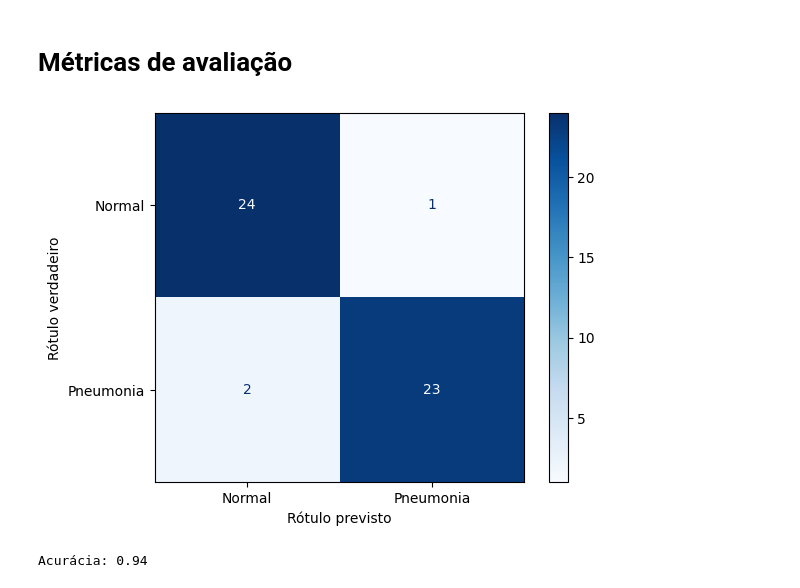
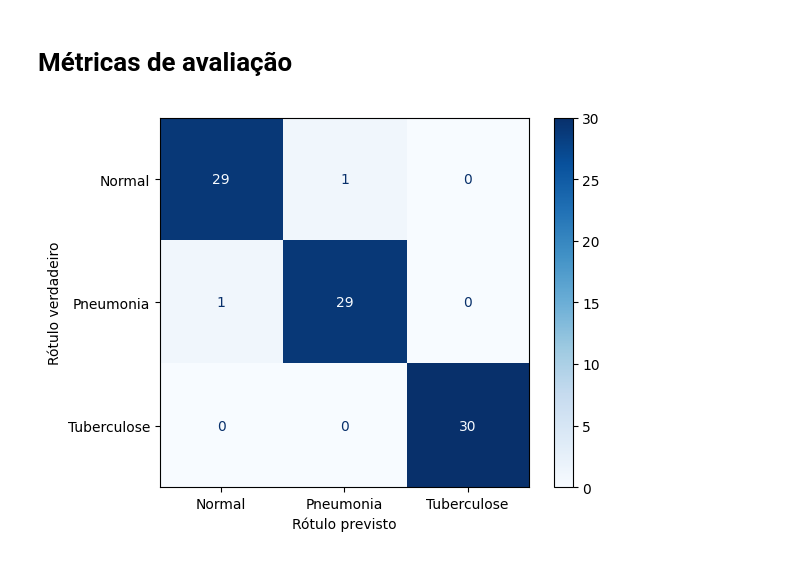
Before and after one commit to AlxDev-hub/Classificacao-KAN-DoencasPulmonares, a Jupyter notebook: teste1_cnn.ipynb, the cells around one changed output. Drawn from its saved outputs; the diff is of its cells as text; code cells hidden in the pictures.

```diff
--- a/teste1_cnn.ipynb
+++ b/teste1_cnn.ipynb
@@ -75,21 +78,25 @@ Sequential(
 )
 # %%
-num_epoch = 50
+num_epoch = 30
 learning_rate = 0.001
-train_losses = []
 # %%
 optimizer = optim.Adam(model.parameters(), lr=learning_rate)
-loss_fn = nn.BCELoss()
+loss_fn = nn.CrossEntropyLoss()
 # %%
+train_losses = []
+train_acc = []
+
 for epoch in range(num_epoch):
     model.train()
     running_train_loss = 0.0
 
     for inputs, labels in trainloader:
         inputs = inputs.to(device)
-        labels = labels.to(device).float().view(-1, 1)
+        labels = labels.to(device)
+
         optimizer.zero_grad()
         outputs = model(inputs)
+
         loss = loss_fn(outputs, labels)
         loss.backward()
         optimizer.step()
@@ -98,5 +105,9 @@ for epoch in range(num_epoch):
     train_loss = running_train_loss / len(trainloader)
     train_losses.append(train_loss)
 
-    print(f"Época {epoch + 1}/{num_epoch} - Perda no treinamento: {train_loss:.6f}")
+    _, predicted = torch.max(outputs.data, 1)
+    acc = accuracy_score(labels, predicted)
+    train_acc.append(acc)
+
+    print(f"Época {epoch + 1}/{num_epoch} - Perda no treinamento: {train_loss:.6f} - Acurácia: {acc:.2f}")
 # %% [output]
@@ -120,18 +150,16 @@ for epoch in range(num_epoch):
 # %%
 model.eval()
-correct = 0
-total = 0
 
 with torch.no_grad():
 
     for images, labels in testloader:
         images = images.to(device)
-        labels = labels.to(device).float().view(-1, 1)
+        labels = labels.to(device)
+
         outputs = model(images)
-        predicted = (outputs > 0.5).float()
-        total += labels.size(0)
-        correct += (predicted == labels).sum().item()
+        _, predicted = torch.max(outputs.data, 1)
 
-acc = (correct / total) * 100
-print(f"Acurácia: {acc:.2f}%")
+        acc = accuracy_score(labels, predicted)
+
+print(f"Acurácia: {acc:.2f}")
 # %% [output]
@@ -155,19 +169,14 @@ plt.show()
 # %%
 cm = confusion_matrix(labels, predicted)
 
-disp = ConfusionMatrixDisplay(confusion_matrix=cm, display_labels=['Normal', 'Pneumonia'])
+disp = ConfusionMatrixDisplay(confusion_matrix=cm, display_labels=['Normal', 'Pneumonia', 'Tuberculose'])
 disp.plot(cmap=plt.cm.Blues)
 
 plt.xlabel('Rótulo previsto')
 plt.ylabel('Rótulo verdadeiro')
 plt.show()
 # %% [output]
-[figure, old version]
+[figure, new version]
-# %%
-accuracy = accuracy_score(labels, predicted)
-print(f"Acurácia: {accuracy:.2f}")
-# %% [output]
-Acurácia: 0.94
 # %%
 precision = precision_score(labels, predicted, average='weighted')
 print(f"Precisão: {precision:.2f}")
```
Also changed, not shown: parts of 19 cells of this notebook, 1 other file.
